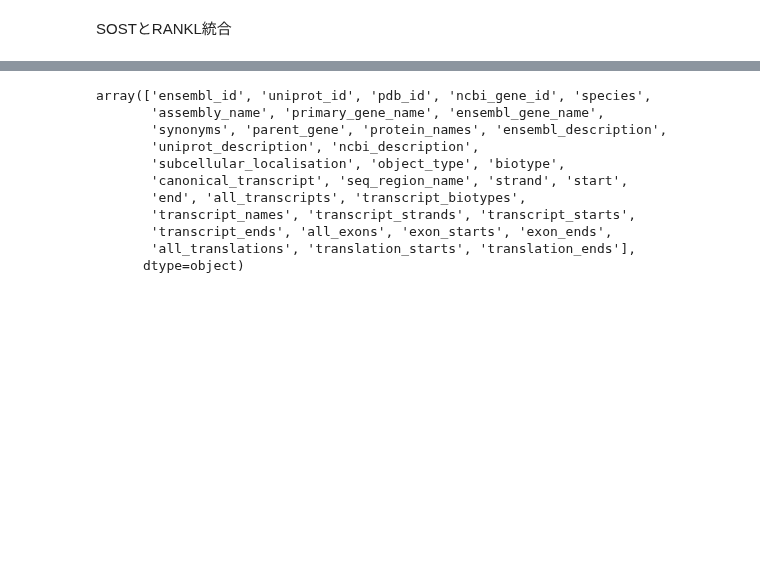
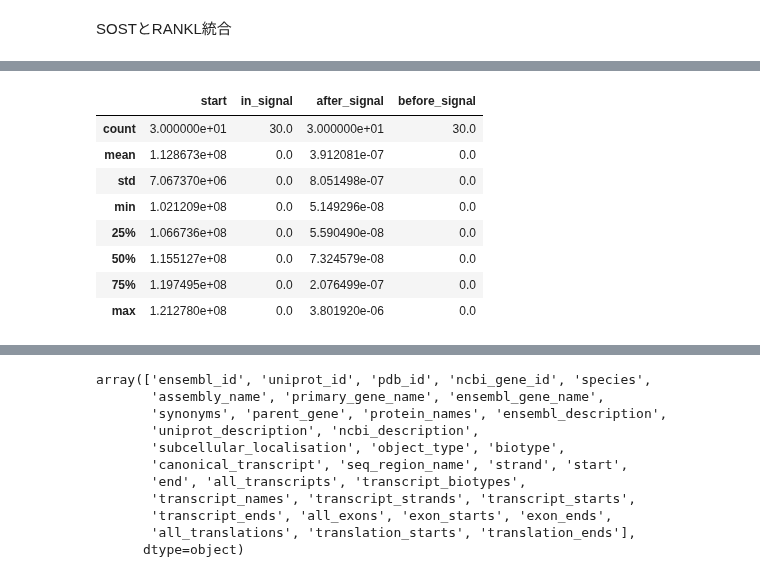
Before and after one commit to uehiratakumu/VScode, a Jupyter notebook: blast_test/matching.ipynb, the cells around one changed output, grey strips where cells are left out. Cells and saved outputs as stored; diff of their text form; code cells hidden in the pictures; blank space fills up the shorter version.

```diff
--- a/blast_test/matching.ipynb
+++ b/blast_test/matching.ipynb
@@ -187,0 +202,13 @@ miRNA_result.shape
+# %%
+miRNA_distance_result_1 = pd.read_csv("miRNA_distance_result.csv")
+miRNA_distance_result_1[miRNA_distance_result_1["signal_name"]=="sost"][miRNA_distance_result_1["after_signal"]!=0].describe()
+# %% [output]
+|  | start | in_signal | after_signal | before_signal |
+| count | 3.000000e+01 | 30.0 | 3.000000e+01 | 30.0 |
+| mean | 1.128673e+08 | 0.0 | 3.912081e-07 | 0.0 |
+| std | 7.067370e+06 | 0.0 | 8.051498e-07 | 0.0 |
+| min | 1.021209e+08 | 0.0 | 5.149296e-08 | 0.0 |
+| 25% | 1.066736e+08 | 0.0 | 5.590490e-08 | 0.0 |
+| 50% | 1.155127e+08 | 0.0 | 7.324579e-08 | 0.0 |
+| 75% | 1.197495e+08 | 0.0 | 2.076499e-07 | 0.0 |
+| max | 1.212780e+08 | 0.0 | 3.801920e-06 | 0.0 |
```
Also changed, not shown: parts of 7 cells of this notebook, 8 other files.
